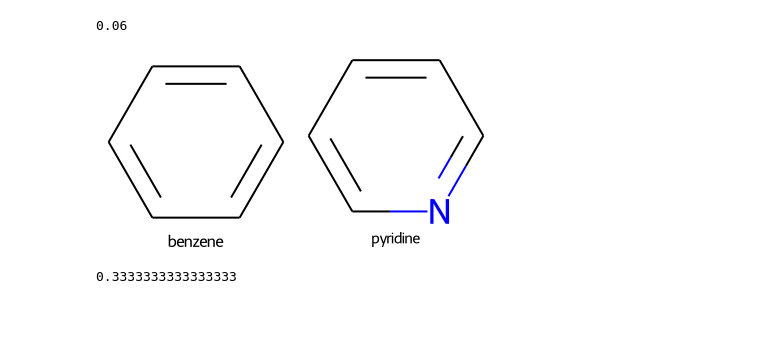
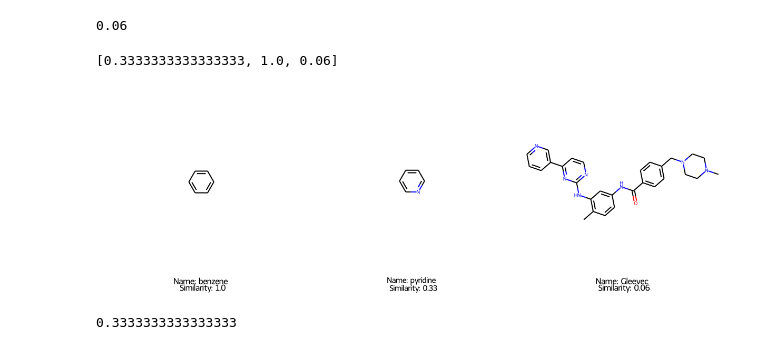
Before and after one commit to PJMichaels/Chemistry-Capstone, a Jupyter notebook: Cheminformatics_intro.ipynb, the cells around one changed output. Drawn from its saved outputs; the diff is of its cells as text; code cells hidden in the pictures; blank space fills up the shorter version.

Commit message:
updated visualizations

```diff
--- a/Cheminformatics_intro.ipynb
+++ b/Cheminformatics_intro.ipynb
@@ -74,0 +90,4 @@ mfp2_svg
+# %%
+bi = {}
+fp = AllChem.GetMorganFingerprintAsBitVect(benzene, radius=2, bitInfo=bi,nBits=bits)
+bi
@@ -86,12 +119,23 @@ print(DataStructs.TanimotoSimilarity(benzene_fp,gleevec_fp))
 # %%
 # compare two molecules that are more similar:
 pyridine=Chem.MolFromSmiles('c1ncccc1')
 pyridine_fp=AllChem.GetMorganFingerprintAsBitVect(pyridine, radius=2, nBits=bits)
 pyridine.SetProp('name','pyridine')
 benzene.SetProp('name','benzene')
-Draw.MolsToGridImage([benzene,pyridine],molsPerRow=2,subImgSize=(200,200),legends=[x.GetProp("name") for x in [benzene,pyridine]])
+gleevec.SetProp('name','Gleevec')
+
+sim_pyr= DataStructs.TanimotoSimilarity(pyridine_fp,benzene_fp)
+sim_ben=DataStructs.TanimotoSimilarity(benzene_fp,benzene_fp)
+sim_gleevec=DataStructs.TanimotoSimilarity(benzene_fp,gleevec_fp)
+print([sim_pyr,sim_ben,sim_gleevec])
+pyridine.SetDoubleProp('sim_benzene',sim_pyr)
+benzene.SetDoubleProp('sim_benzene',sim_ben)
+gleevec.SetDoubleProp('sim_benzene',sim_gleevec)
+
+Draw.MolsToGridImage([benzene,pyridine,gleevec],molsPerRow=3,subImgSize=(400,400),legends=[f'Name: {x.GetProp("name")} \n Similarity: {round(float(x.GetProp("sim_benzene")),2)}' for x in [benzene,pyridine,gleevec]])
 # %% [output]
+[0.3333333333333333, 1.0, 0.06]
-[figure, old version]
+[figure, new version]
 # %%
 DataStructs.TanimotoSimilarity(pyridine_fp,benzene_fp) # these are much more similar
 # %% [output]
```
Also changed, not shown: parts of 8 cells of this notebook.
